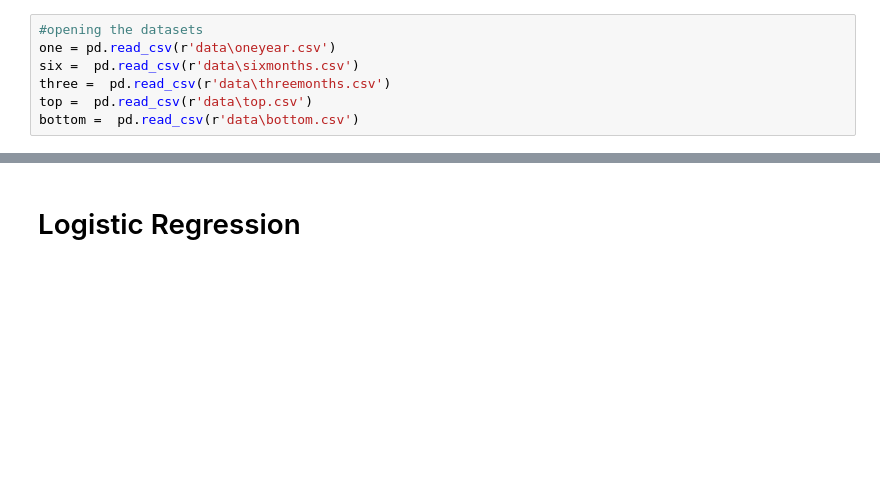
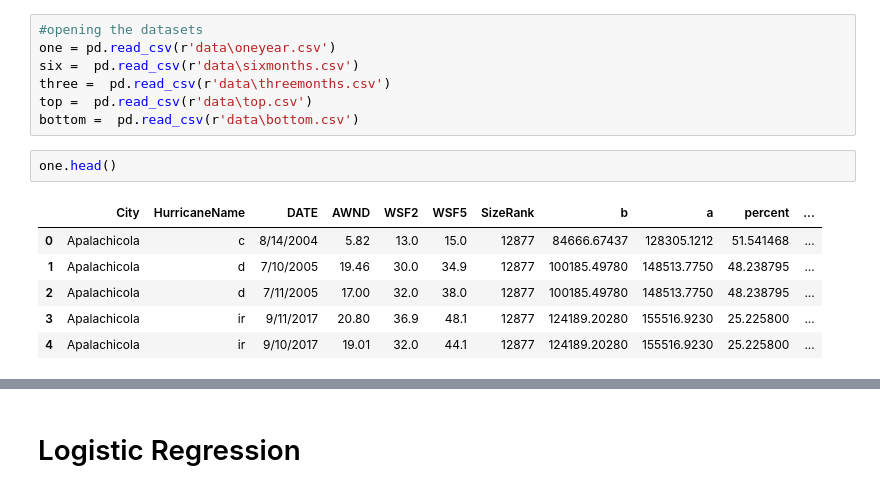
Before and after one commit to SSGrasland/Modeling-Hurricane-Impact-on-Florida-Real-Estate-Value-, a Jupyter notebook: 4. Modeling.ipynb, the cells around one changed output, grey strips where cells are left out. Drawn from its saved outputs; the diff is of its cells as text; blank space fills up the shorter version.

```diff
--- a/4. Modeling.ipynb
+++ b/4. Modeling.ipynb
@@ -22,3 +22,12 @@ six =  pd.read_csv(r'data\sixmonths.csv')
 three =  pd.read_csv(r'data\threemonths.csv')
 top =  pd.read_csv(r'data\top.csv')
 bottom =  pd.read_csv(r'data\bottom.csv')
+# %%
+one.head()
+# %% [output]
+|  | City | HurricaneName | DATE | AWND | WSF2 | WSF5 | SizeRank | b | a | percent | ... |
+| 0 | Apalachicola | c | 8/14/2004 | 5.82 | 13.0 | 15.0 | 12877 | 84666.67437 | 128305.1212 | 51.541468 | ... |
+| 1 | Apalachicola | d | 7/10/2005 | 19.46 | 30.0 | 34.9 | 12877 | 100185.49780 | 148513.7750 | 48.238795 | ... |
+| 2 | Apalachicola | d | 7/11/2005 | 17.00 | 32.0 | 38.0 | 12877 | 100185.49780 | 148513.7750 | 48.238795 | ... |
+| 3 | Apalachicola | ir | 9/11/2017 | 20.80 | 36.9 | 48.1 | 12877 | 124189.20280 | 155516.9230 | 25.225800 | ... |
+| 4 | Apalachicola | ir | 9/10/2017 | 19.01 | 32.0 | 44.1 | 12877 | 124189.20280 | 155516.9230 | 25.225800 | ... |
```
Also changed, not shown: parts of 111 cells of this notebook, 2 other files.
